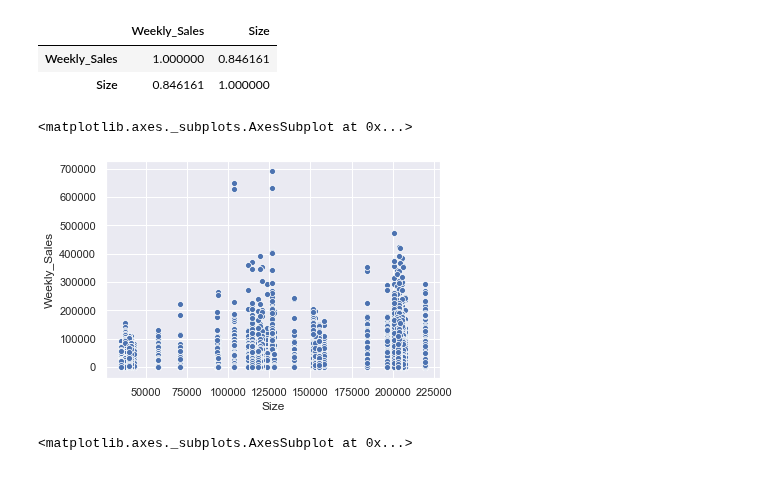
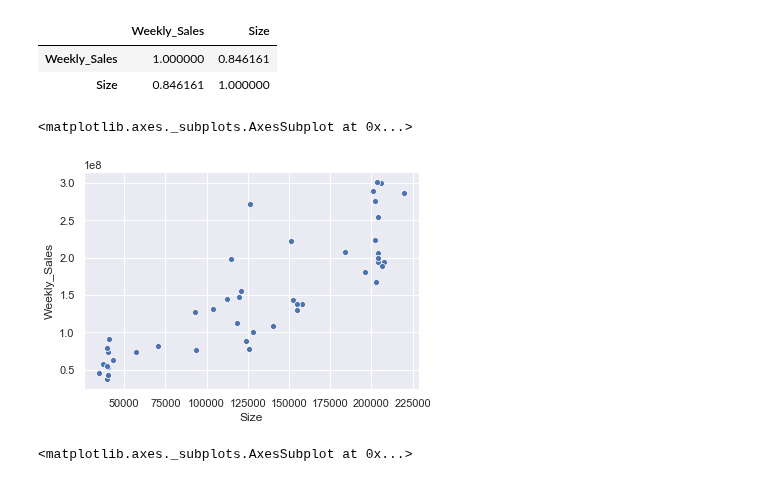
Before and after one commit to demidafonichev/hse-data-science-in-business-2020, a Jupyter notebook: HW3/HW3.ipynb, the cells around one changed output. Cells and saved outputs as stored; diff of their text form; code cells hidden in the pictures.

Commit message:
fix ploting total sales. fix other_holidays. add other_holidays count

```diff
--- a/HW3/HW3.ipynb
+++ b/HW3/HW3.ipynb
@@ -198,10 +198,11 @@ df.groupby(['Store', 'Size']).sum().reset_index()[['Weekly_Sales', 'Size']].corr
 | Weekly_Sales | 1.000000 | 0.846161 |
 | Size | 0.846161 | 1.000000 |
 # %%
-sns.scatterplot(x='Size', y='Weekly_Sales', data=df)
+sns.scatterplot(x='Size', y='Weekly_Sales',
+                data=df.groupby(['Store', 'Size']).sum().reset_index())
 # %% [output]
 <matplotlib.axes._subplots.AxesSubplot at 0x...>
-[figure, old version]
+[figure, new version]
 # %%
 sns.boxplot(x='Type', y='Weekly_Sales', data=train[train.Weekly_Sales < 70000])
 # %% [output]
```
Also changed, not shown: parts of 8 cells of this notebook.
